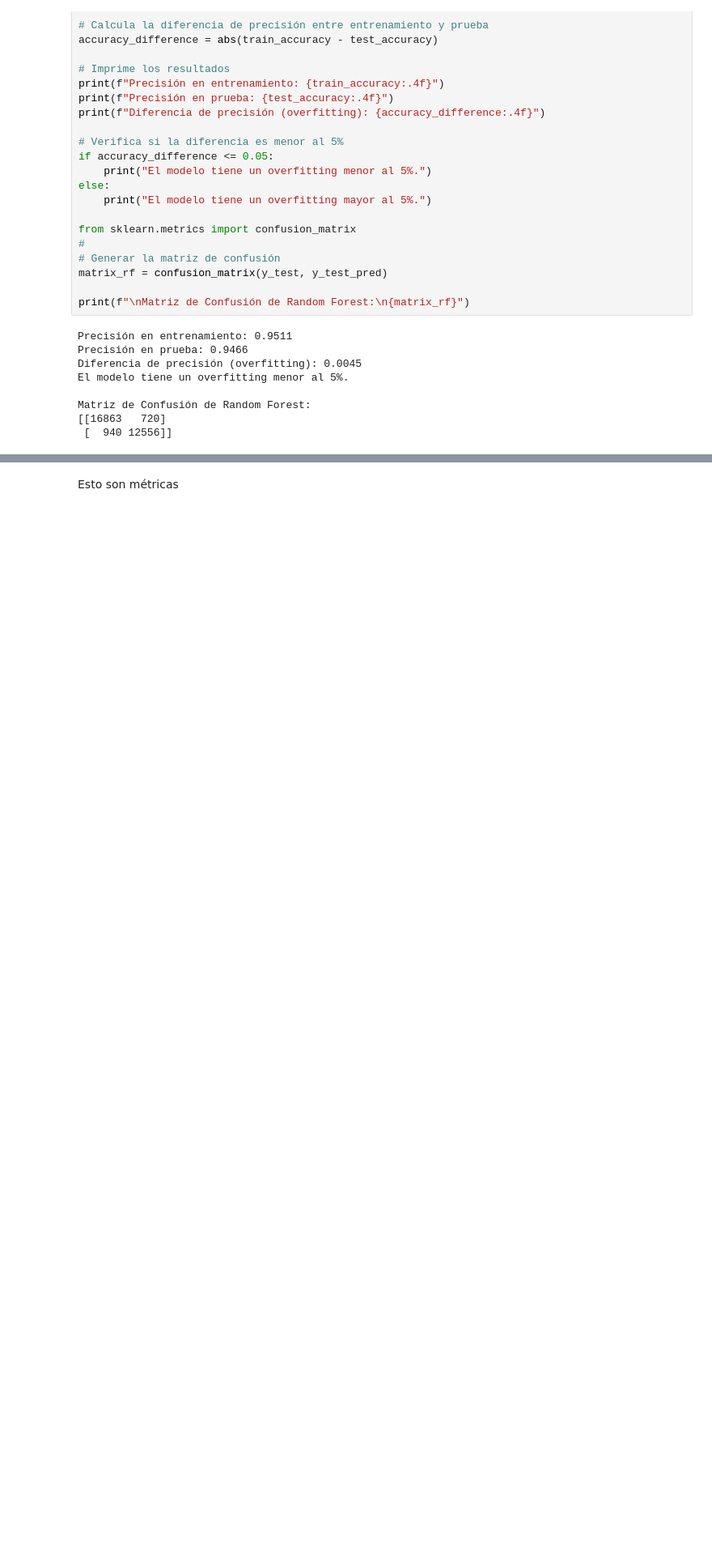
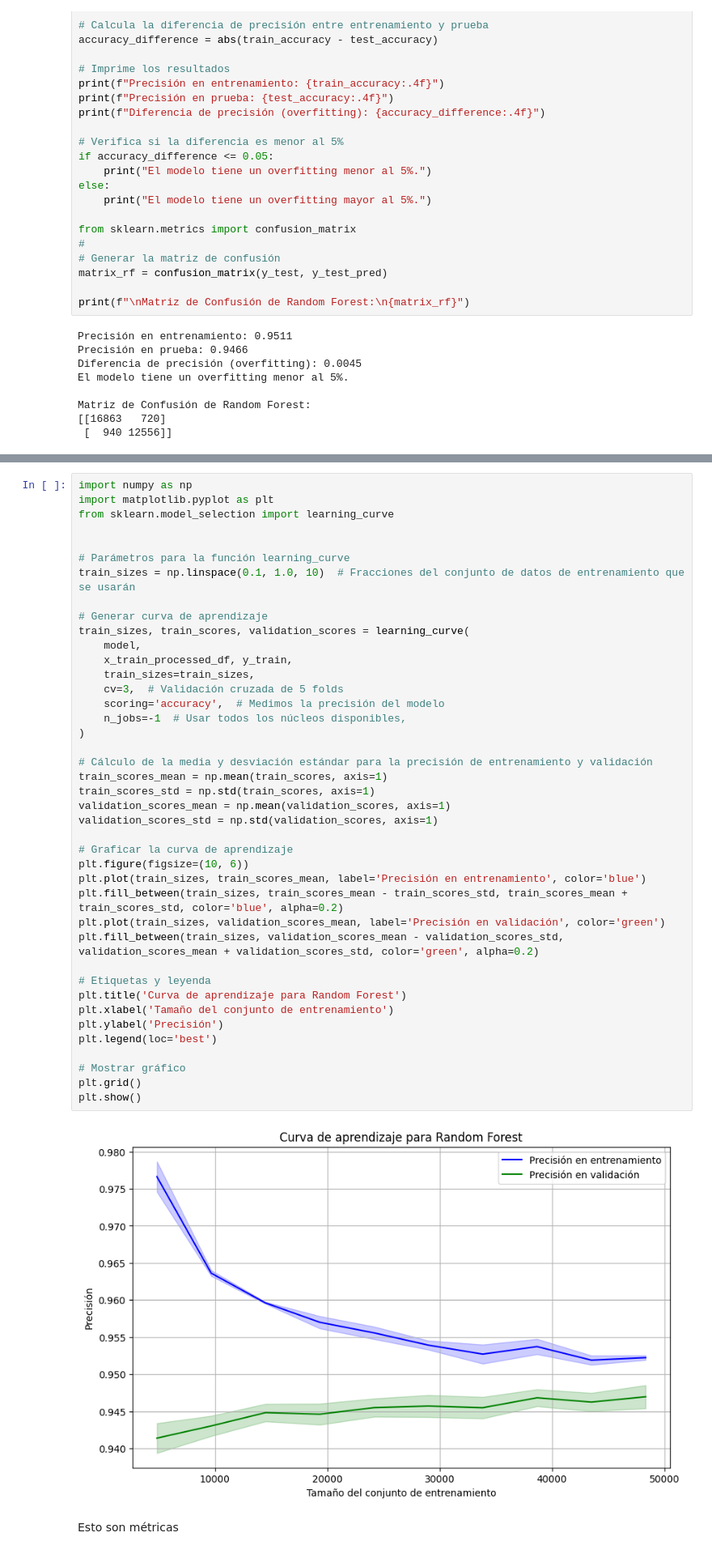
Before and after one commit to AI-School-F5-P3/F5-Aerolineas-G2, a Jupyter notebook: 0_limpiarNote.ipynb, the cells around one changed output, grey strips where cells are left out. Shown: that part at 81% size. Drawn from its saved outputs; the diff is of its cells as text; blank space fills up the shorter version.

Commit message:
Curva de aprendizaje de random forest

```diff
--- a/0_limpiarNote.ipynb
+++ b/0_limpiarNote.ipynb
@@ -471,6 +471,49 @@ Soluciones para reducir el sobreajuste:
 * Aumentar los datos: Más datos de entrenamiento pueden ayudar al modelo a generalizar mejor.
 * Cross-validation:
 Usar validación cruzada para evaluar cómo se comporta el modelo en diferentes particiones de los datos, en lugar de confiar en una única división entrenamiento/prueba.
+# %%
+import numpy as np
+import matplotlib.pyplot as plt
+from sklearn.model_selection import learning_curve
+
+
+# Parámetros para la función learning_curve
+train_sizes = np.linspace(0.1, 1.0, 10)  # Fracciones del conjunto de datos de entrenamiento que se usarán
+
+# Generar curva de aprendizaje
+train_sizes, train_scores, validation_scores = learning_curve(
+    model,
+    x_train_processed_df, y_train,
+    train_sizes=train_sizes,
+    cv=3,  # Validación cruzada de 5 folds
+    scoring='accuracy',  # Medimos la precisión del modelo
+    n_jobs=-1  # Usar todos los núcleos disponibles,
+)
+
+# Cálculo de la media y desviación estándar para la precisión de entrenamiento y validación
+train_scores_mean = np.mean(train_scores, axis=1)
+train_scores_std = np.std(train_scores, axis=1)
+validation_scores_mean = np.mean(validation_scores, axis=1)
+validation_scores_std = np.std(validation_scores, axis=1)
+
+# Graficar la curva de aprendizaje
+plt.figure(figsize=(10, 6))
+plt.plot(train_sizes, train_scores_mean, label='Precisión en entrenamiento', color='blue')
+plt.fill_between(train_sizes, train_scores_mean - train_scores_std, train_scores_mean + train_scores_std, color='blue', alpha=0.2)
+plt.plot(train_sizes, validation_scores_mean, label='Precisión en validación', color='green')
+plt.fill_between(train_sizes, validation_scores_mean - validation_scores_std, validation_scores_mean + validation_scores_std, color='green', alpha=0.2)
+
+# Etiquetas y leyenda
+plt.title('Curva de aprendizaje para Random Forest')
+plt.xlabel('Tamaño del conjunto de entrenamiento')
+plt.ylabel('Precisión')
+plt.legend(loc='best')
+
+# Mostrar gráfico
+plt.grid()
+plt.show()
+# %% [output]
+[figure, added]
 # %% [markdown]
 Esto son métricas
 # %%
```
Also changed, not shown: parts of 4 cells of this notebook.
